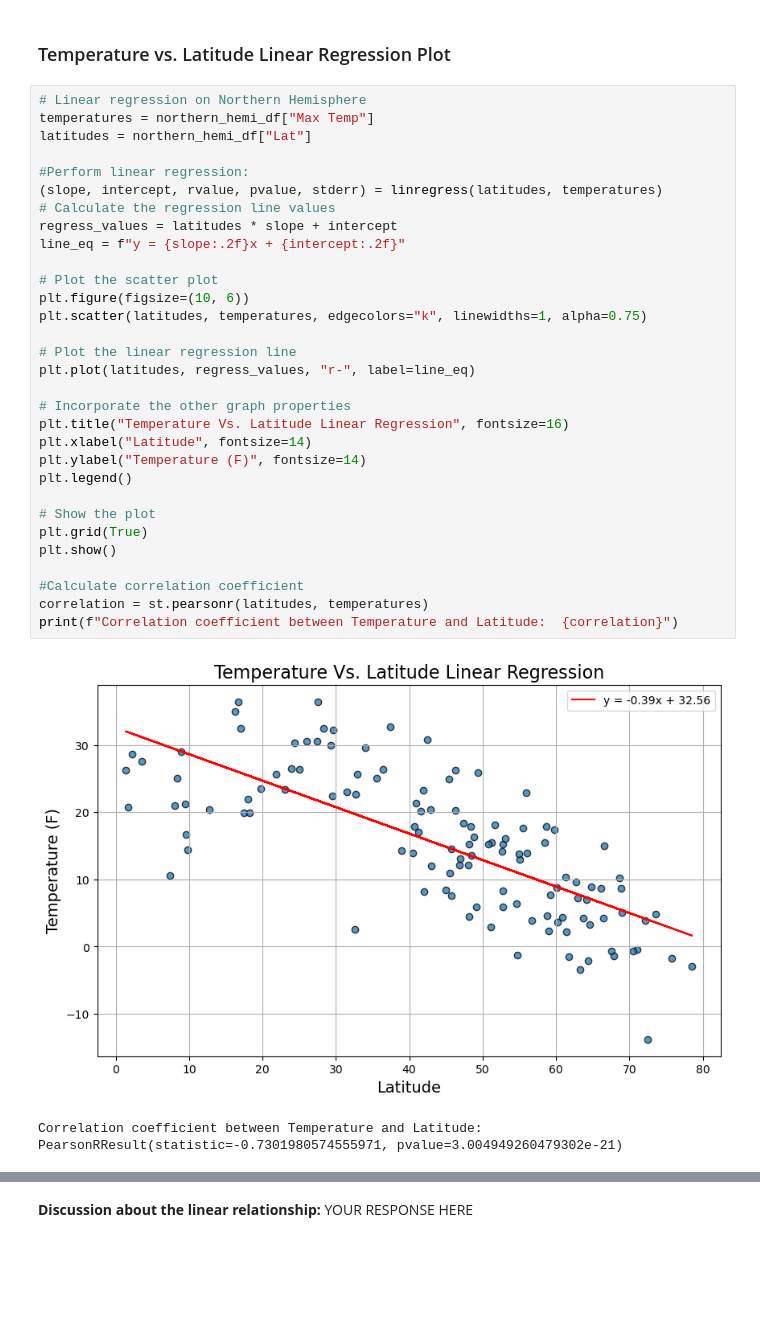
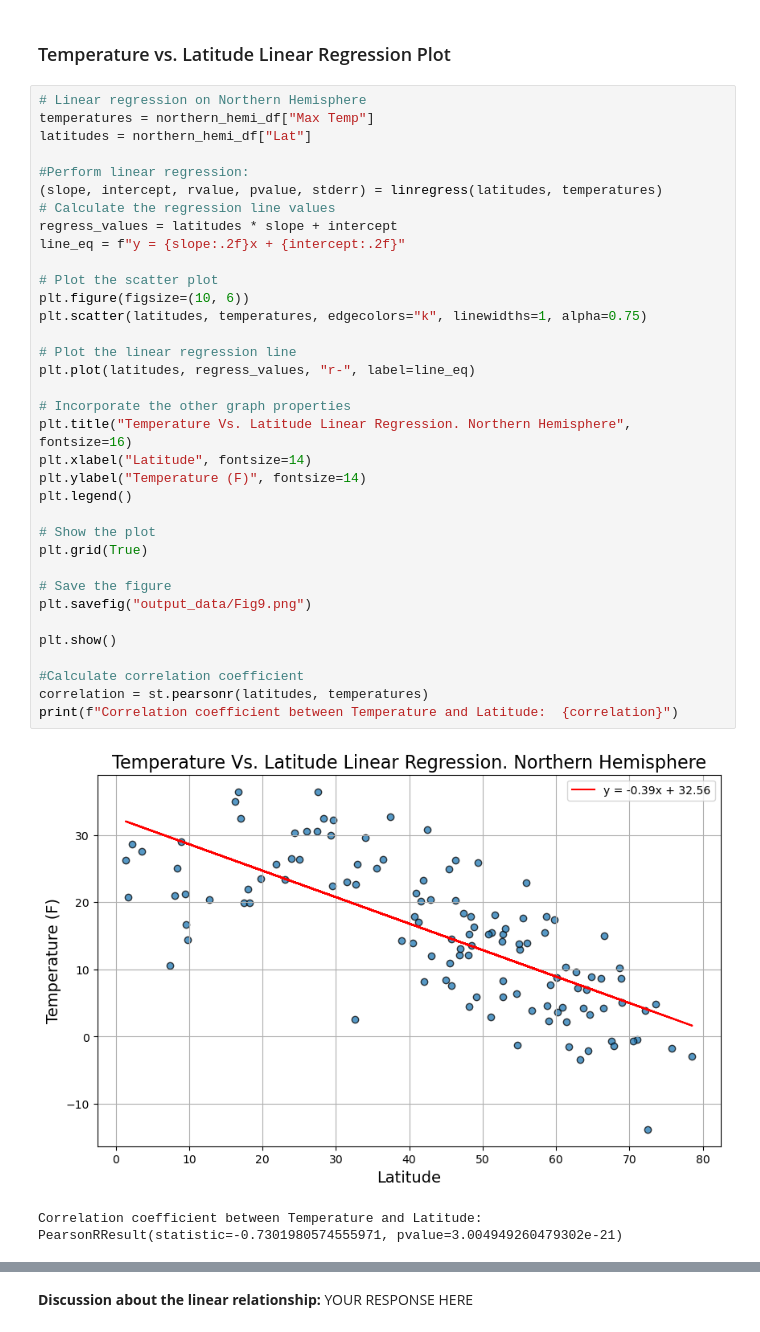
Before and after one commit to mascee/python-api-challenge, a Jupyter notebook: WeatherPy/WeatherPy.ipynb, the cells around one changed output, grey strips where cells are left out. Saved outputs shown, nothing was run; the diff lists cells and outputs as text; blank space fills up the shorter version.

Commit message:
Added all png pictures for all graphs, final commit for WeatherPy

```diff
--- a/WeatherPy/WeatherPy.ipynb
+++ b/WeatherPy/WeatherPy.ipynb
@@ -594,35 +594,39 @@ southern_hemi_df.head()
 # Linear regression on Northern Hemisphere
 temperatures = northern_hemi_df["Max Temp"]
 latitudes = northern_hemi_df["Lat"]
 
 #Perform linear regression:
 (slope, intercept, rvalue, pvalue, stderr) = linregress(latitudes, temperatures)
 # Calculate the regression line values
 regress_values = latitudes * slope + intercept
 line_eq = f"y = {slope:.2f}x + {intercept:.2f}"
 
 # Plot the scatter plot
 plt.figure(figsize=(10, 6))
 plt.scatter(latitudes, temperatures, edgecolors="k", linewidths=1, alpha=0.75)
 
 # Plot the linear regression line
 plt.plot(latitudes, regress_values, "r-", label=line_eq)
 
 # Incorporate the other graph properties
-plt.title("Temperature Vs. Latitude Linear Regression", fontsize=16)
+plt.title("Temperature Vs. Latitude Linear Regression. Northern Hemisphere", fontsize=16)
 plt.xlabel("Latitude", fontsize=14)
 plt.ylabel("Temperature (F)", fontsize=14)
 plt.legend()
 
 # Show the plot
 plt.grid(True)
+
+# Save the figure
+plt.savefig("output_data/Fig9.png")
+
 plt.show()
 
 #Calculate correlation coefficient
 correlation = st.pearsonr(latitudes, temperatures)
 print(f"Correlation coefficient between Temperature and Latitude:  {correlation}")
 # %% [output]
-[figure, old version]
+[figure, new version]
 Correlation coefficient between Temperature and Latitude:  PearsonRResult(statistic=-0.7301980574555971, pvalue=3.004949260479302e-21)
 # %%
 # Linear regression on Southern Hemisphere
```
Also changed, not shown: parts of 8 cells of this notebook, 8 other files.
